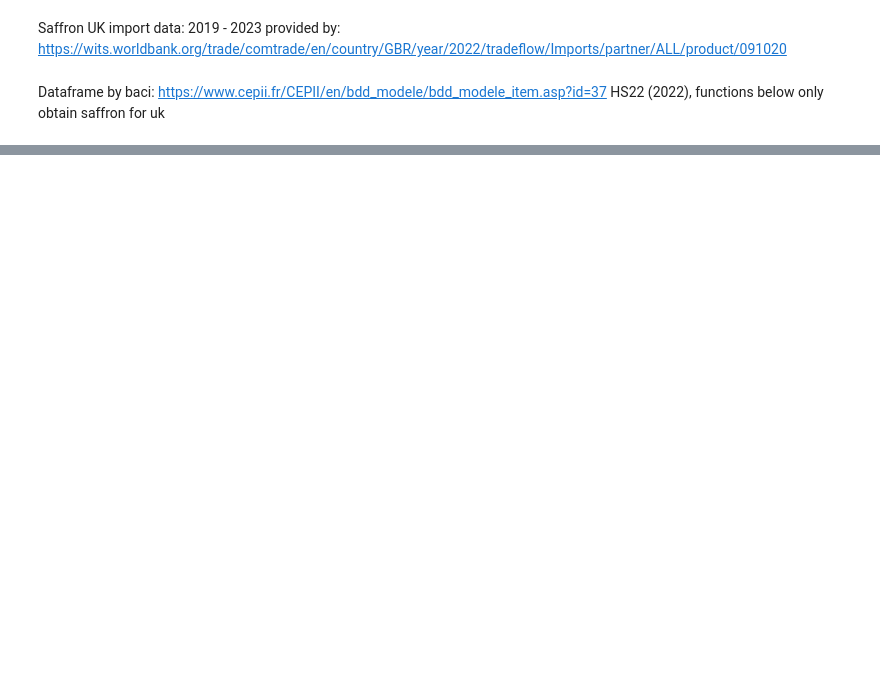
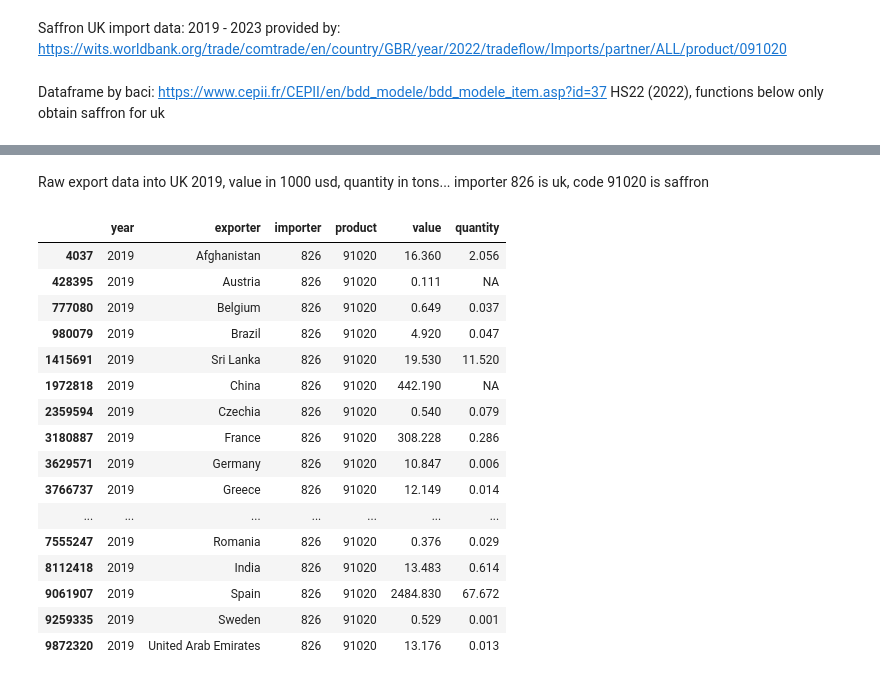
Before and after one commit to RadShiadeh/saffron-market-analytics, a Jupyter notebook: import_data.ipynb, the cells around one changed output, grey strips where cells are left out. Drawn from its saved outputs; the diff is of its cells as text; code cells hidden in the pictures; blank space fills up the shorter version.

```diff
--- a/import_data.ipynb
+++ b/import_data.ipynb
@@ -132,0 +190,22 @@ data_saffron_uk_2022
+# %% [markdown]
+Raw export data into UK 2019, value in 1000 usd, quantity in tons... importer 826 is uk, code 91020 is saffron
+# %%
+data_saffron_uk_2019
+# %% [output]
+|  | year | exporter | importer | product | value | quantity |
+| 4037 | 2019 | Afghanistan | 826 | 91020 | 16.360 | 2.056 |
+| 428395 | 2019 | Austria | 826 | 91020 | 0.111 | NA |
+| 777080 | 2019 | Belgium | 826 | 91020 | 0.649 | 0.037 |
+| 980079 | 2019 | Brazil | 826 | 91020 | 4.920 | 0.047 |
+| 1415691 | 2019 | Sri Lanka | 826 | 91020 | 19.530 | 11.520 |
+| 1972818 | 2019 | China | 826 | 91020 | 442.190 | NA |
+| 2359594 | 2019 | Czechia | 826 | 91020 | 0.540 | 0.079 |
+| 3180887 | 2019 | France | 826 | 91020 | 308.228 | 0.286 |
+| 3629571 | 2019 | Germany | 826 | 91020 | 10.847 | 0.006 |
+| 3766737 | 2019 | Greece | 826 | 91020 | 12.149 | 0.014 |
+| ... | ... | ... | ... | ... | ... | ... |
+| 7555247 | 2019 | Romania | 826 | 91020 | 0.376 | 0.029 |
+| 8112418 | 2019 | India | 826 | 91020 | 13.483 | 0.614 |
+| 9061907 | 2019 | Spain | 826 | 91020 | 2484.830 | 67.672 |
+| 9259335 | 2019 | Sweden | 826 | 91020 | 0.529 | 0.001 |
+| 9872320 | 2019 | United Arab Emirates | 826 | 91020 | 13.176 | 0.013 |
```
Also changed, not shown: parts of 26 cells of this notebook, 1 other file.
